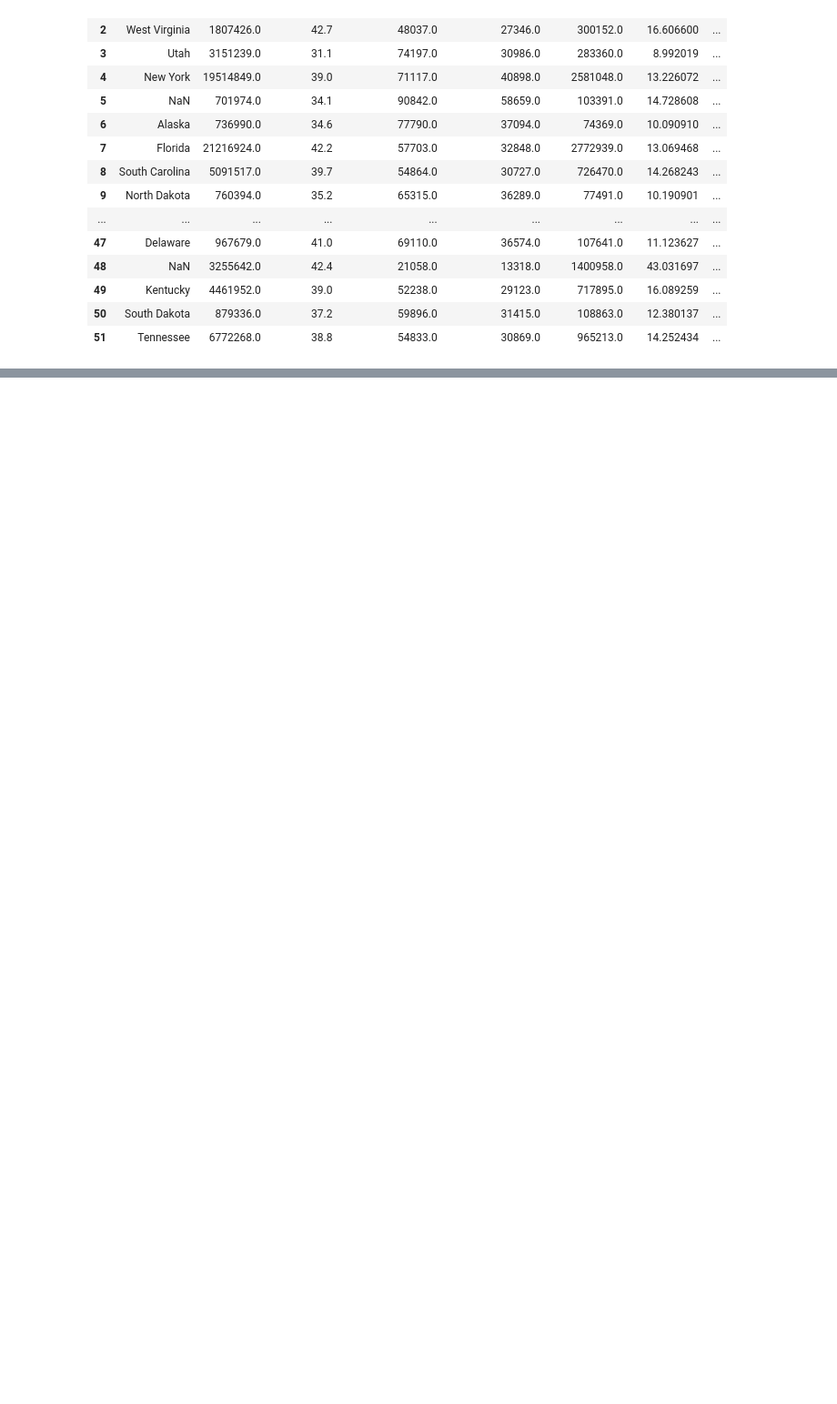
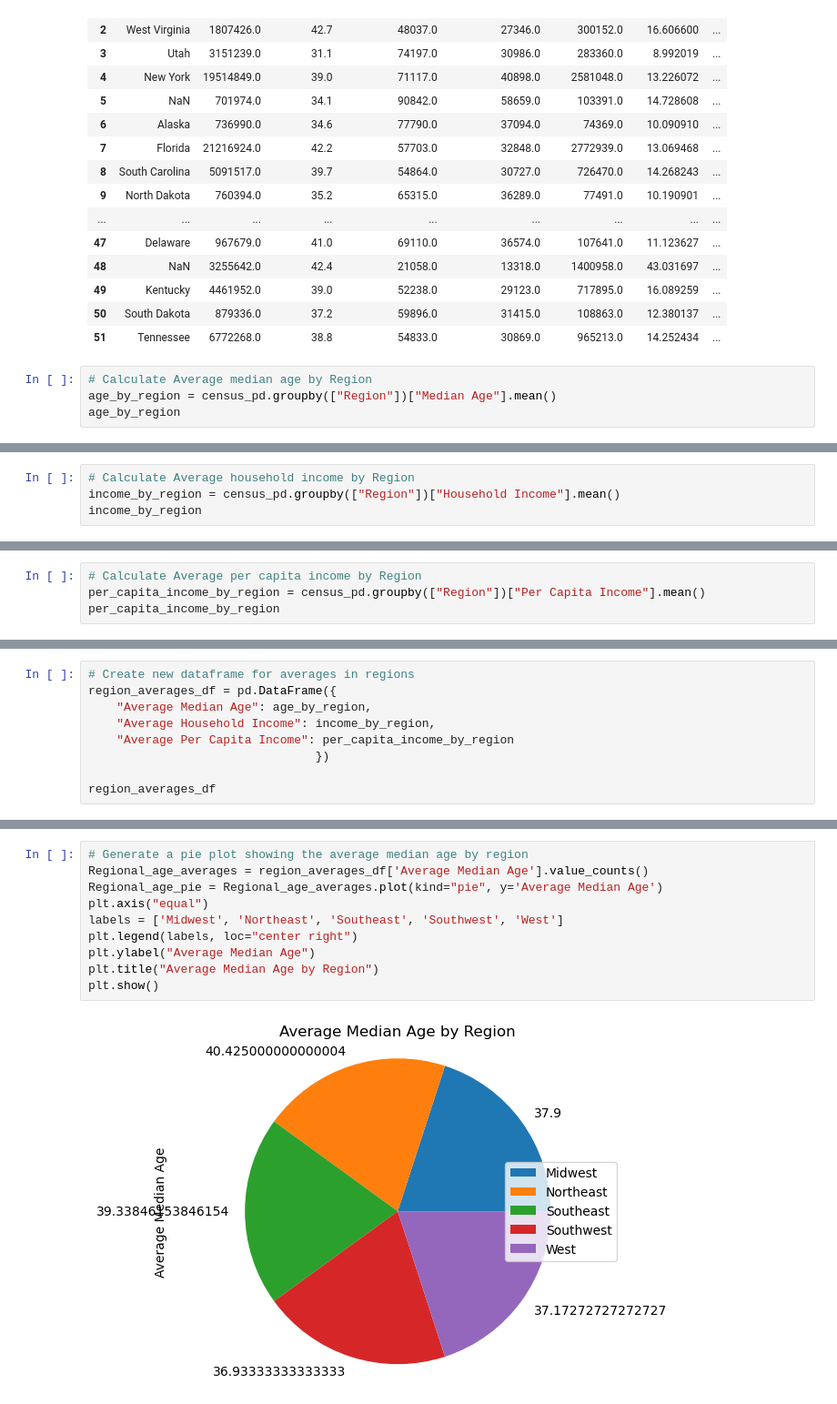
Before and after one commit to raniljoshua/Data-Analysis-Bootcamp_Project-1, a Jupyter notebook: census_data.ipynb, the cells around one changed output, grey strips where cells are left out. Shown at 91% size. Saved outputs shown, nothing was run; the diff lists cells and outputs as text; blank space fills up the shorter version.

Commit message:
Added pie chart and bar chart

```diff
--- a/census_data.ipynb
+++ b/census_data.ipynb
@@ -167,3 +168,7 @@ census_pd
 | 49 | Kentucky | 4461952.0 | 39.0 | 52238.0 | 29123.0 | 717895.0 | 16.089259 | ... |
 | 50 | South Dakota | 879336.0 | 37.2 | 59896.0 | 31415.0 | 108863.0 | 12.380137 | ... |
 | 51 | Tennessee | 6772268.0 | 38.8 | 54833.0 | 30869.0 | 965213.0 | 14.252434 | ... |
+# %%
+# Calculate Average median age by Region
+age_by_region = census_pd.groupby(["Region"])["Median Age"].mean()
+age_by_region
@@ -169,0 +183,4 @@ census_pd
+# %%
+# Calculate Average household income by Region
+income_by_region = census_pd.groupby(["Region"])["Household Income"].mean()
+income_by_region
@@ -169,0 +195,4 @@ census_pd
+# %%
+# Calculate Average per capita income by Region
+per_capita_income_by_region = census_pd.groupby(["Region"])["Per Capita Income"].mean()
+per_capita_income_by_region
@@ -169,0 +207,9 @@ census_pd
+# %%
+# Create new dataframe for averages in regions
+region_averages_df = pd.DataFrame({
+    "Average Median Age": age_by_region,
+    "Average Household Income": income_by_region,
+    "Average Per Capita Income": per_capita_income_by_region
+                                })
+
+region_averages_df
@@ -169,0 +224,12 @@ census_pd
+# %%
+# Generate a pie plot showing the average median age by region
+Regional_age_averages = region_averages_df['Average Median Age'].value_counts()
+Regional_age_pie = Regional_age_averages.plot(kind="pie", y='Average Median Age')
+plt.axis("equal")
+labels = ['Midwest', 'Northeast', 'Southeast', 'Southwest', 'West']
+plt.legend(labels, loc="center right")
+plt.ylabel("Average Median Age")
+plt.title("Average Median Age by Region")
+plt.show()
+# %% [output]
+[figure, added]
```
Also changed, not shown: parts of 7 cells of this notebook.
